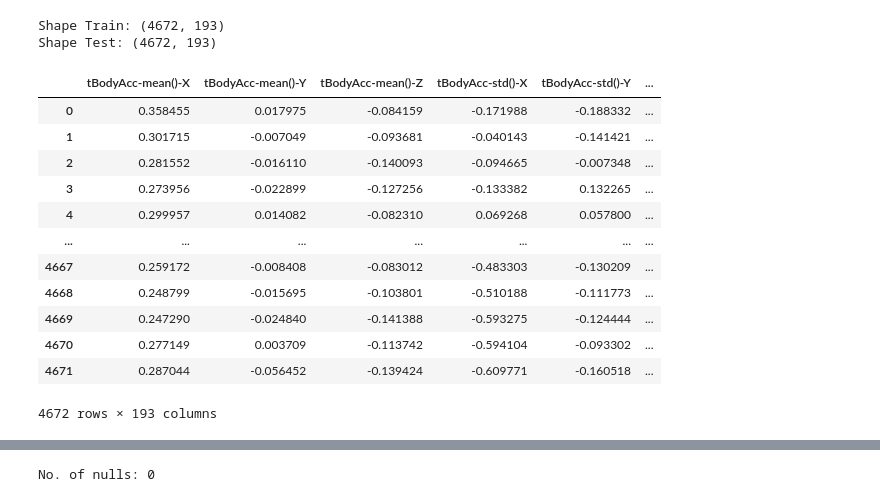
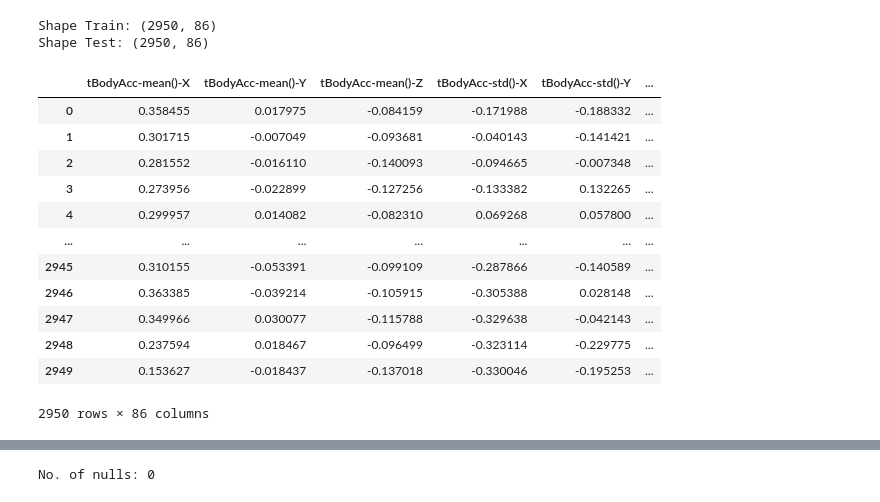
Before and after one commit to AnnBlack/motion-analysis, a Jupyter notebook: keras_test_and_train_data_without_freq_domain.ipynb, the cells around one changed output, grey strips where cells are left out. Drawn from its saved outputs; the diff is of its cells as text; code cells hidden in the pictures.

```diff
--- a/keras_test_and_train_data_without_freq_domain.ipynb
+++ b/keras_test_and_train_data_without_freq_domain.ipynb
@@ -246,29 +318,29 @@ test_data_WALKING
 # %%
 # combine both test and train data
 full_data_DOWN = pd.concat([train_data_DOWN, test_data_DOWN], axis=0).reset_index(drop=True)
 full_data_UP = pd.concat([train_data_UP, test_data_UP], axis=0).reset_index(drop=True)
-full_data_WALKING = pd.concat([train_data_WALKING, test_data_WALKING], axis=0).reset_index(drop=True)
-full_data = pd.concat([full_data_DOWN, full_data_UP, full_data_WALKING], axis = 0).reset_index(drop=True)
+#full_data_WALKING = pd.concat([train_data_WALKING, test_data_WALKING], axis=0).reset_index(drop=True)
+full_data = pd.concat([full_data_DOWN, full_data_UP], axis = 0).reset_index(drop=True)
 # Look at the shape of dataframes
 print('Shape Train: {}'.format(full_data.shape))
 print('Shape Test: {}\n'.format(full_data.shape))
 full_data
 # %% [output]
-Shape Train: (4672, 193)
-Shape Test: (4672, 193)
+Shape Train: (2950, 86)
+Shape Test: (2950, 86)
 |  | tBodyAcc-mean()-X | tBodyAcc-mean()-Y | tBodyAcc-mean()-Z | tBodyAcc-std()-X | tBodyAcc-std()-Y | ... |
 | 0 | 0.358455 | 0.017975 | -0.084159 | -0.171988 | -0.188332 | ... |
 | 1 | 0.301715 | -0.007049 | -0.093681 | -0.040143 | -0.141421 | ... |
 | 2 | 0.281552 | -0.016110 | -0.140093 | -0.094665 | -0.007348 | ... |
 | 3 | 0.273956 | -0.022899 | -0.127256 | -0.133382 | 0.132265 | ... |
 | 4 | 0.299957 | 0.014082 | -0.082310 | 0.069268 | 0.057800 | ... |
 | ... | ... | ... | ... | ... | ... | ... |
-| 4667 | 0.259172 | -0.008408 | -0.083012 | -0.483303 | -0.130209 | ... |
-| 4668 | 0.248799 | -0.015695 | -0.103801 | -0.510188 | -0.111773 | ... |
-| 4669 | 0.247290 | -0.024840 | -0.141388 | -0.593275 | -0.124444 | ... |
-| 4670 | 0.277149 | 0.003709 | -0.113742 | -0.594104 | -0.093302 | ... |
-| 4671 | 0.287044 | -0.056452 | -0.139424 | -0.609771 | -0.160518 | ... |
+| 2945 | 0.310155 | -0.053391 | -0.099109 | -0.287866 | -0.140589 | ... |
+| 2946 | 0.363385 | -0.039214 | -0.105915 | -0.305388 | 0.028148 | ... |
+| 2947 | 0.349966 | 0.030077 | -0.115788 | -0.329638 | -0.042143 | ... |
+| 2948 | 0.237594 | 0.018467 | -0.096499 | -0.323114 | -0.229775 | ... |
+| 2949 | 0.153627 | -0.018437 | -0.137018 | -0.330046 | -0.195253 | ... |
-4672 rows × 193 columns
+2950 rows × 86 columns
 # %%
 plt.figure(figsize=(20,8))
 sns.color_palette("tab10")
```
Also changed, not shown: parts of 17 cells of this notebook.
